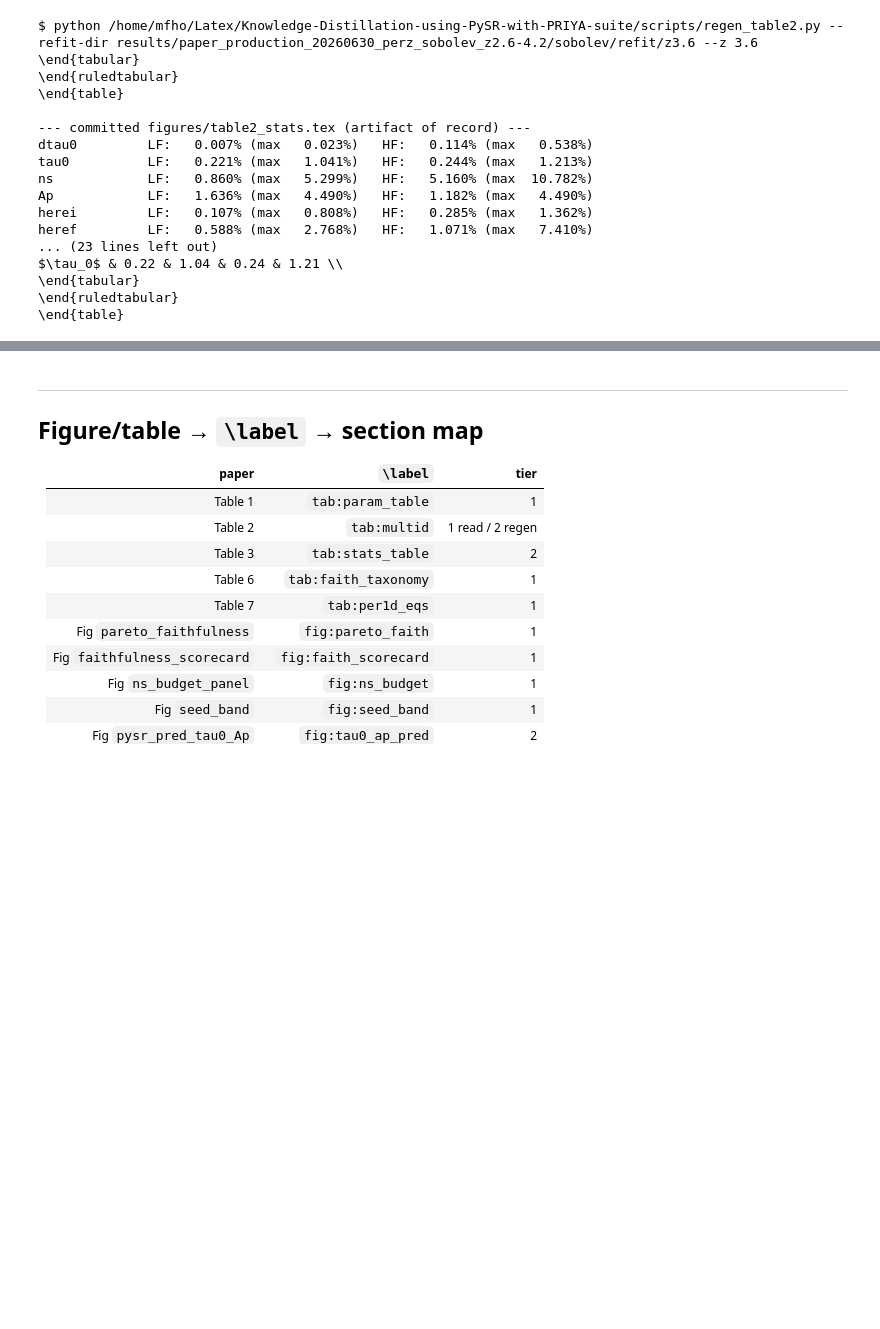
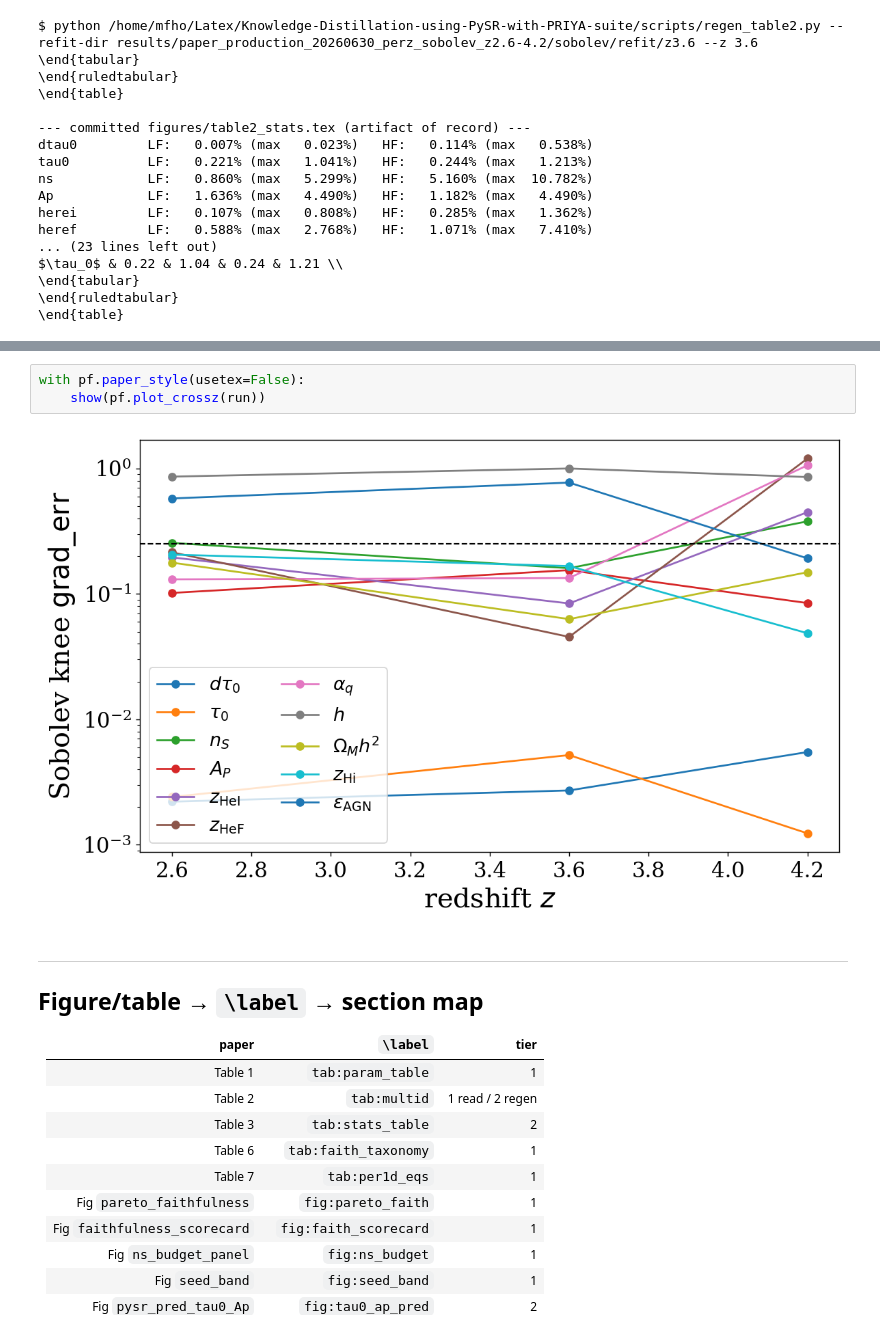
Before and after one commit to jibanCat/lya1d_priya_forecast, a Jupyter notebook: notebooks/reproduce_paper.ipynb, the cells around one changed output, grey strips where cells are left out. Drawn from its saved outputs; the diff is of its cells as text; blank space fills up the shorter version.

```diff
--- a/notebooks/reproduce_paper.ipynb
+++ b/notebooks/reproduce_paper.ipynb
@@ -299,3 +318,8 @@ $\tau_0$ & 0.22 & 1.04 & 0.24 & 1.21 \\
+# %%
+with pf.paper_style(usetex=False):
+    show(pf.plot_crossz(run))
+# %% [output]
+[figure, added]
 # %% [markdown]
 ---
 ## Figure/table → `\label` → section map
```
Also changed, not shown: parts of 4 cells of this notebook.
